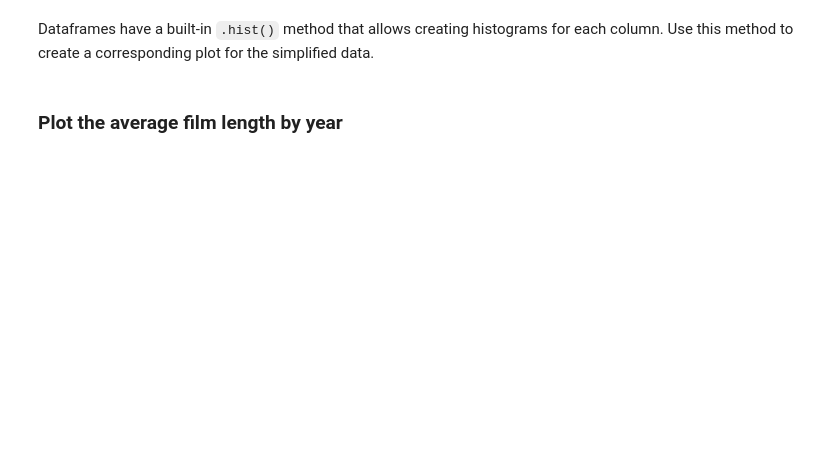
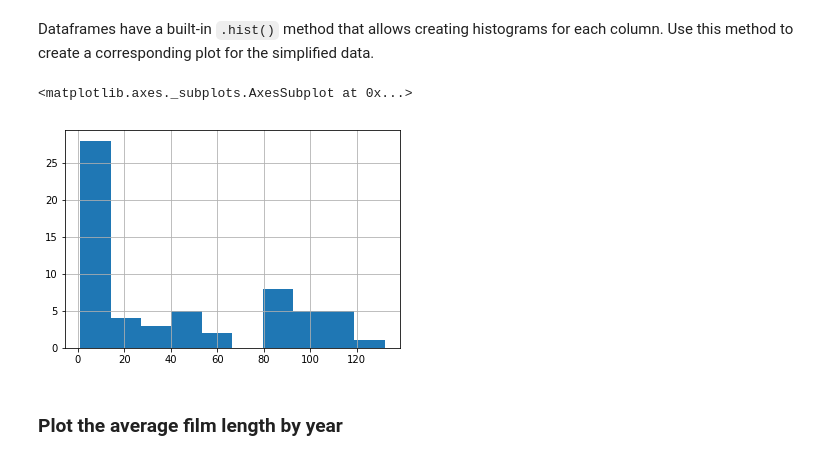
Before and after one commit to tinarazic/programiranje-1, a Jupyter notebook: 3-analiza-podatkov/vaje/pandas_101.ipynb, the cells around one changed output. Cells and saved outputs as stored; diff of their text form; code cells hidden in the pictures; blank space fills up the shorter version.

```diff
--- a/3-analiza-podatkov/vaje/pandas_101.ipynb
+++ b/3-analiza-podatkov/vaje/pandas_101.ipynb
@@ -115,4 +235,9 @@ Create a bar plot of this data.
 # %% [markdown]
 Dataframes have a built-in `.hist()` method that allows creating histograms for each column. Use this method to create a corresponding plot for the simplified data.
+# %%
+filmi.groupby('ocena').size().hist()
+# %% [output]
+<matplotlib.axes._subplots.AxesSubplot at 0x...>
+[figure, added]
 # %% [markdown]
 ### Plot the average film length by year
```
Also changed, not shown: parts of 11 cells of this notebook, 1 other file.
